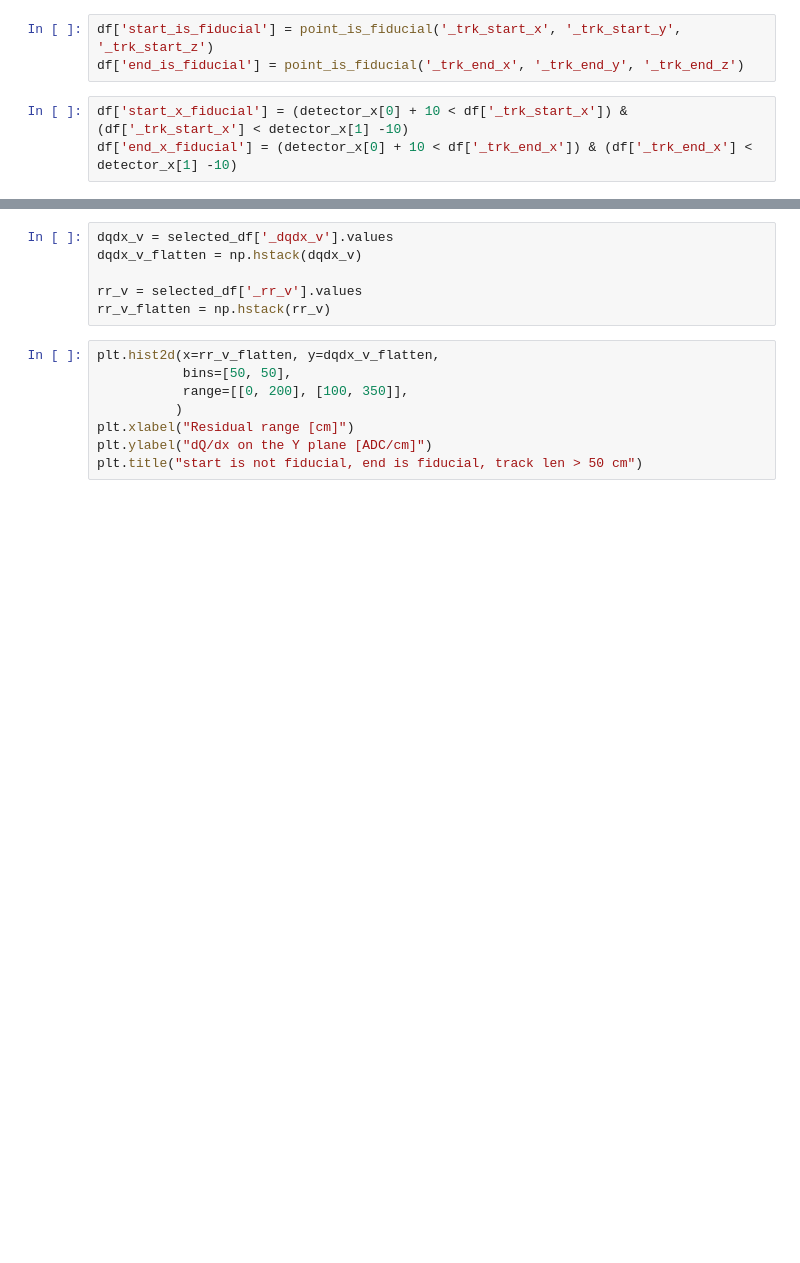
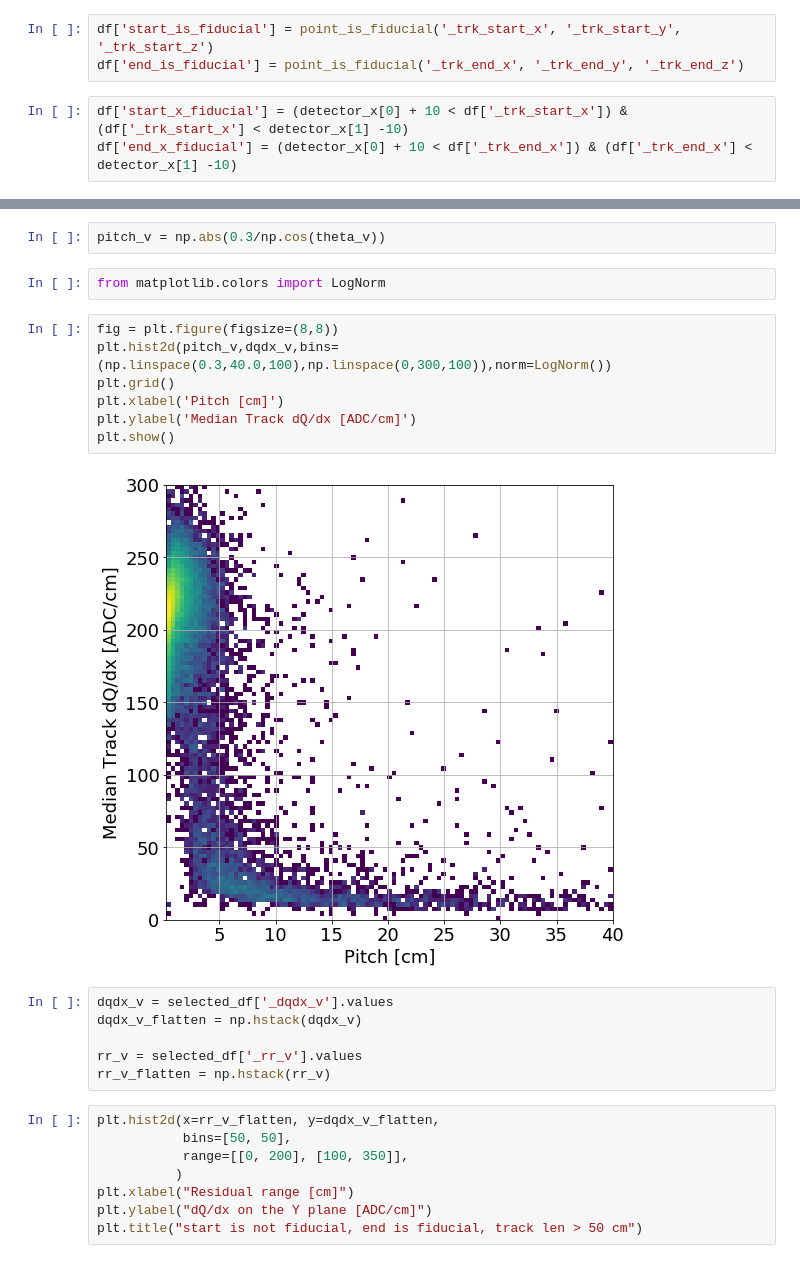
Before and after one commit to davidc1/StopMuCalibration, a Jupyter notebook: Calibration.ipynb, the cells around one changed output, grey strips where cells are left out. Saved outputs shown, nothing was run; the diff lists cells and outputs as text; blank space fills up the shorter version.

```diff
--- a/Calibration.ipynb
+++ b/Calibration.ipynb
@@ -48,3 +93,16 @@ selected_df = df.query('start_is_fiducial==False & end_is_fiducial==False & _trk
+# %%
+pitch_v = np.abs(0.3/np.cos(theta_v))
+# %%
+from matplotlib.colors import LogNorm
+# %%
+fig = plt.figure(figsize=(8,8))
+plt.hist2d(pitch_v,dqdx_v,bins=(np.linspace(0.3,40.0,100),np.linspace(0,300,100)),norm=LogNorm())
+plt.grid()
+plt.xlabel('Pitch [cm]')
+plt.ylabel('Median Track dQ/dx [ADC/cm]')
+plt.show()
+# %% [output]
+[figure, added]
 # %%
 dqdx_v = selected_df['_dqdx_v'].values
 dqdx_v_flatten = np.hstack(dqdx_v)
```
Also changed, not shown: parts of 15 cells of this notebook, 3 other files.
